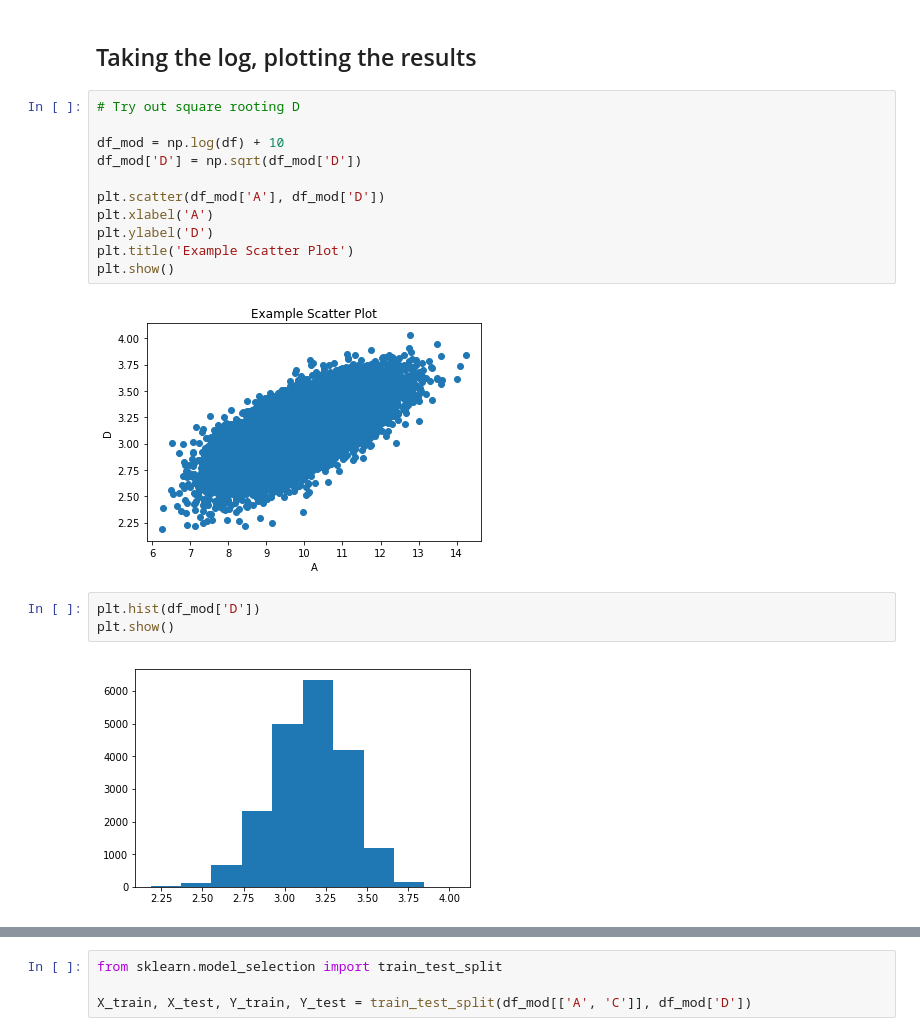
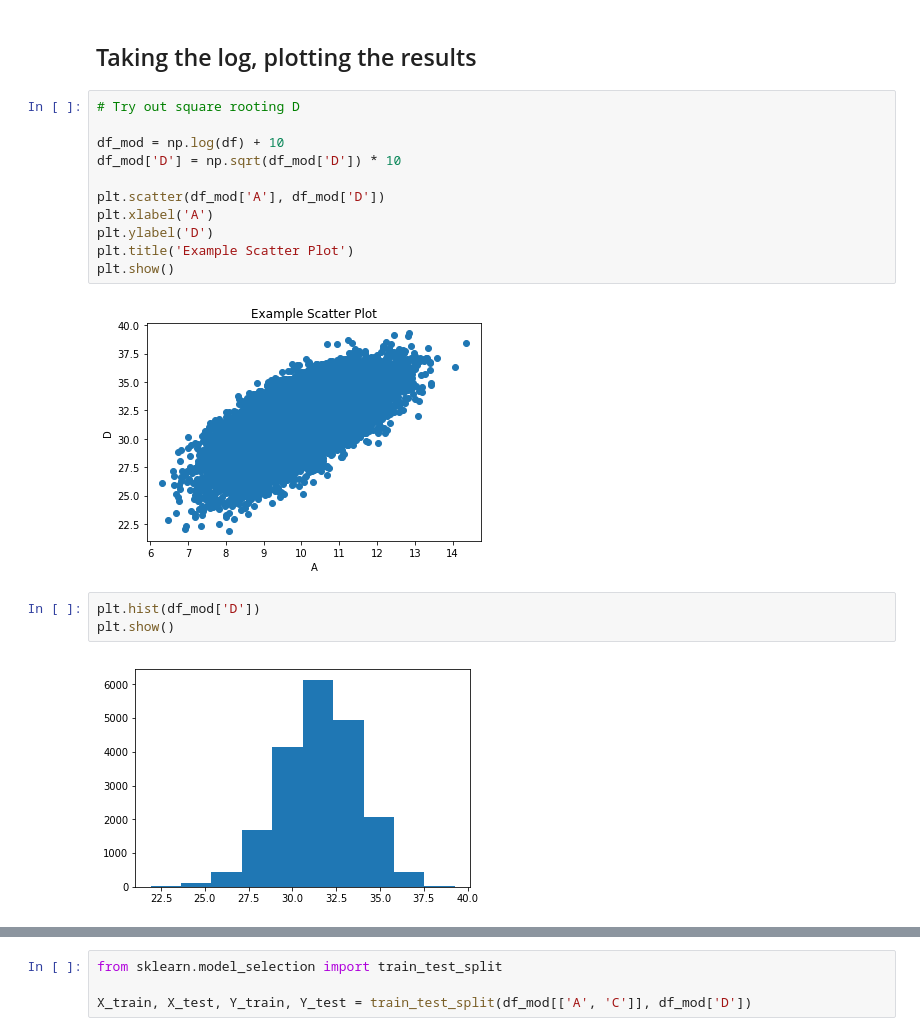
Before and after one commit to mbswirsky/git_example, a Jupyter notebook: example_notebook.ipynb, the cells around one changed output, grey strips where cells are left out. Saved outputs shown, nothing was run; the diff lists cells and outputs as text.

```diff
--- a/example_notebook.ipynb
+++ b/example_notebook.ipynb
@@ -29,21 +29,21 @@ df.head()
 # %%
 # Try out square rooting D
 
 df_mod = np.log(df) + 10
-df_mod['D'] = np.sqrt(df_mod['D'])
+df_mod['D'] = np.sqrt(df_mod['D']) * 10
 
 plt.scatter(df_mod['A'], df_mod['D'])
 plt.xlabel('A')
 plt.ylabel('D')
 plt.title('Example Scatter Plot')
 plt.show()
 # %% [output]
-[figure, old version]
+[figure, new version]
 # %%
 plt.hist(df_mod['D'])
 plt.show()
 # %% [output]
-[figure, old version]
+[figure, new version]
 # %%
 plt.scatter(df_mod['A'], df_mod['C'], c=df_mod['D'])
 plt.title('Some Title')
```
Also changed, not shown: parts of 4 cells of this notebook.
